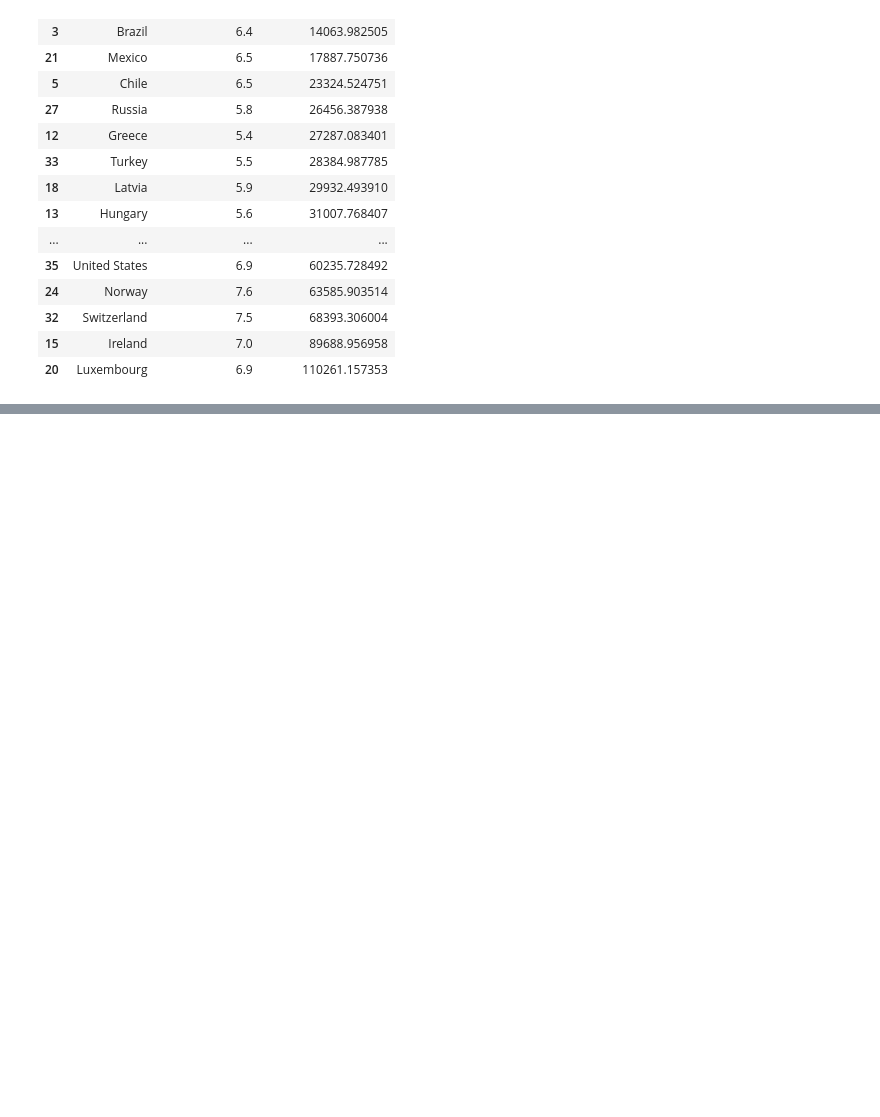
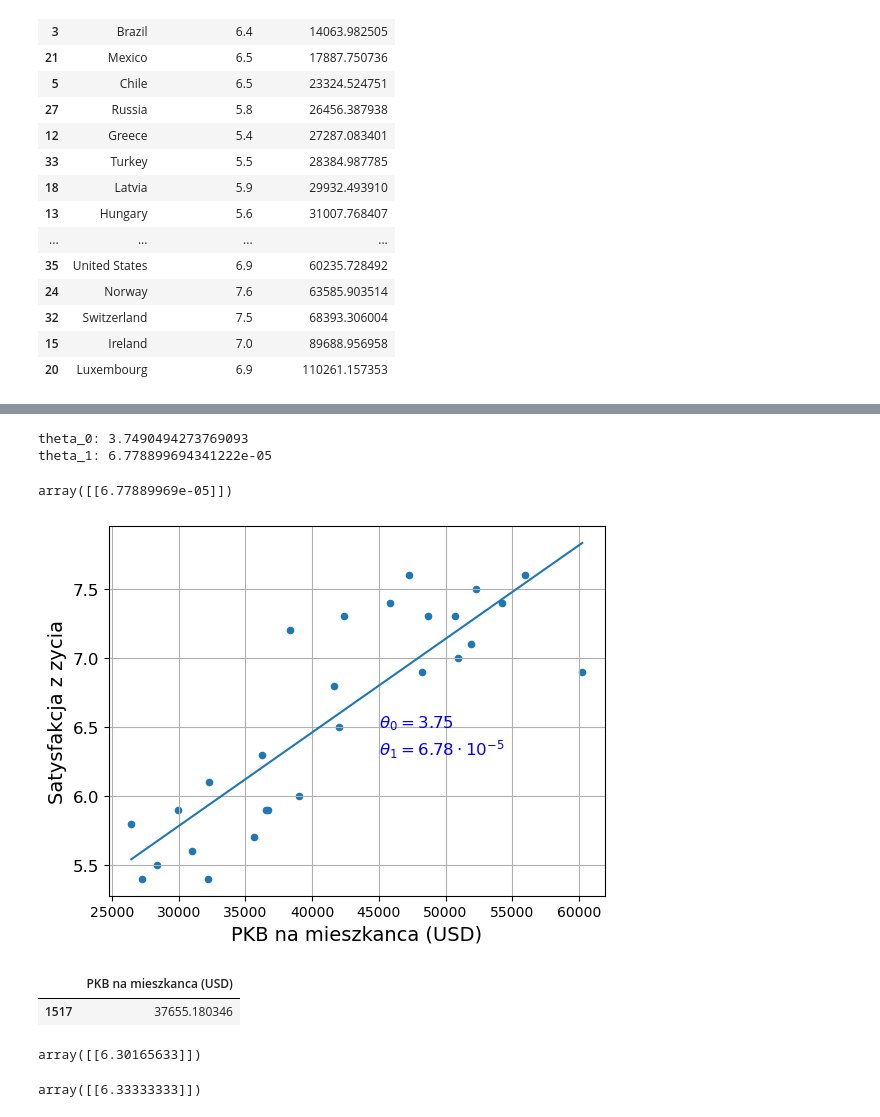
Before and after one commit to student221153/my_ml_classes, a Jupyter notebook: 01_krajobraz_uczenia_maszynowego.ipynb, the cells around one changed output, grey strips where cells are left out. Cells and saved outputs as stored; diff of their text form; code cells hidden in the pictures; blank space fills up the shorter version.

```diff
--- a/01_krajobraz_uczenia_maszynowego.ipynb
+++ b/01_krajobraz_uczenia_maszynowego.ipynb
@@ -230,0 +264,64 @@ country_stats.to_csv(
+# %%
+#przygotowuje zmienne w modelu
+X = lifesat[["PKB na mieszkanca (USD)"]]
+y = lifesat[["Satysfakcja z zycia"]]
+
+#wybiera model liniowy
+model = LinearRegression()
+
+#trenujemy model
+model.fit(X, y)
+
+# obliczamy współczynniki modelu
+theta_0=model.intercept_[0]
+theta_1=model.coef_[0][0]
+print(f"theta_0: {theta_0}")
+print(f"theta_1: {theta_1}")
+# %% [output]
+theta_0: 3.7490494273769093
+theta_1: 6.778899694341222e-05
+# %%
+model.coef_
+# %% [output]
+array([[6.77889969e-05]])
+# %%
+#Wizualizujemy dane
+lifesat.plot(kind='scatter', grid=True,
+             x="PKB na mieszkanca (USD)", y='Satysfakcja z zycia')
+plt.plot(X, theta_0+theta_1*X)
+plt.text(45000, 6.5, fr"$\theta_0 = {theta_0.round(2)}$",
+         color="blue")
+plt.text(45000, 6.3, fr"$\theta_1 = {theta_1 * 1e5: .2f}\cdot 10^{{-5}}$",
+         color="blue")
+plt.show()
+# %% [output]
+[figure, added]
+# %%
+cyprus_gdp_per_capita_2020 = (
+    gpd_per_capita_2020[gpd_per_capita_2020["Entity"]=="Cyprus"][["GDP per capita (USD)"]]
+)
+cyprus_gdp_per_capita_2020.rename(
+    columns={"GDP per capita (USD)": "PKB na mieszkanca (USD)"},
+    inplace=True
+)
+cyprus_gdp_per_capita_2020
+# %% [output]
+|  | PKB na mieszkanca (USD) |
+| 1517 | 37655.180346 |
+# %%
+cyprus_predicted_life_satisfaction = model.predict(cyprus_gdp_per_capita_2020)
+cyprus_predicted_life_satisfaction
+# %% [output]
+array([[6.30165633]])
+# %%
+#Wybiera model regresji 3-najbliższych sasiadów
+from sklearn.neighbors import KNeighborsRegressor
+model_knn = KNeighborsRegressor(n_neighbors=3)
+
+#Trenuje model_knn
+model_knn.fit(X, y)
+
+#Uzyskuje przewidywania dla Cypru
+model_knn.predict(cyprus_gdp_per_capita_2020)
+# %% [output]
+array([[6.33333333]])
```
Also changed, not shown: parts of 2 cells of this notebook.
